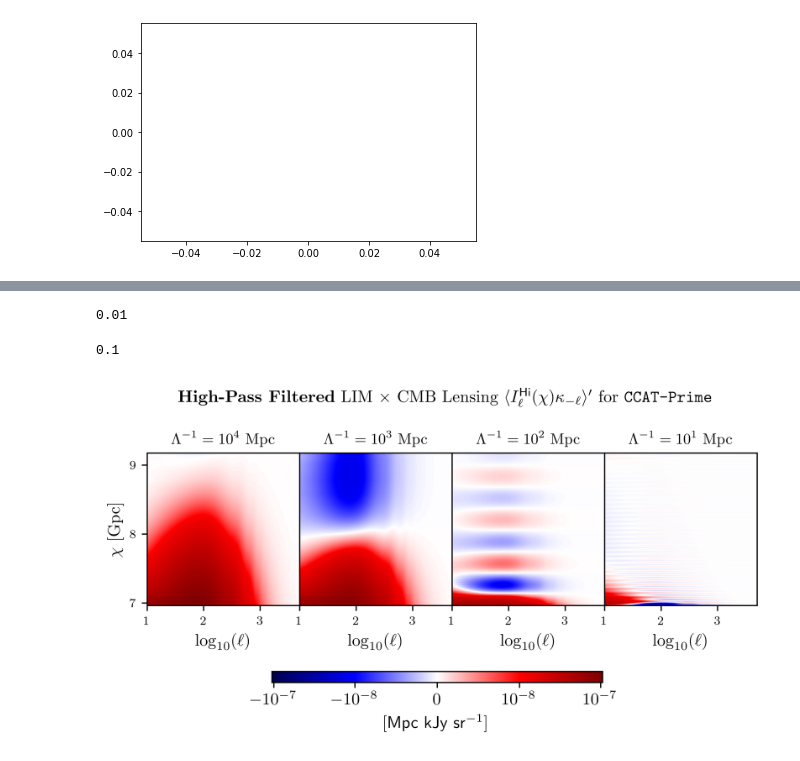
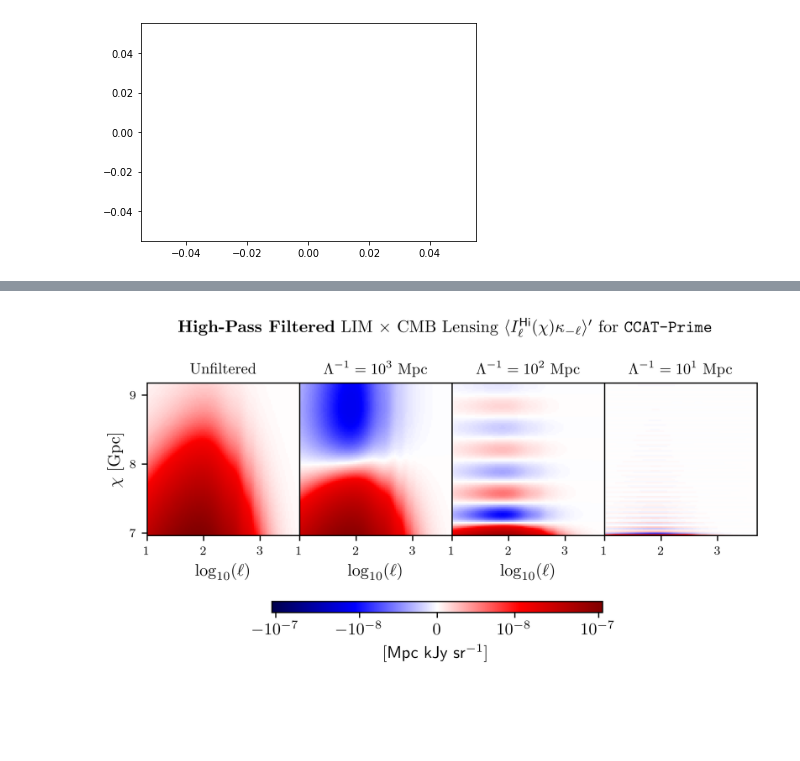
Before and after one commit to DelonShen/LIMxCMBL, a Jupyter notebook: 002.012.2025-02-19.CCAT-prime-viz-specific.ipynb, the cells around one changed output, grey strips where cells are left out. Drawn from its saved outputs; the diff is of its cells as text; code cells hidden in the pictures; blank space fills up the shorter version.

```diff
--- a/002.012.2025-02-19.CCAT-prime-viz-specific.ipynb
+++ b/002.012.2025-02-19.CCAT-prime-viz-specific.ipynb
@@ -18,4 +21,16 @@ log2=14
 # %%
-Ik_fname = '/scratch/users/delon/LIMxCMBL/IHiKappa/Ik_zmin_%.5f_zmax_%.5f_chi_sample_%d.npy'%(zmin, zmax, log2)
-I_kappa = np.load(Ik_fname)
+I_kappa_fname = '/scratch/users/delon/LIMxCMBL/IHiKappa/Ik_'
+I_kappa_fname +='zmin_%.5f_zmax_%.5f_quad_next_%d.npy'%(zmin,
+                                                        zmax,
+                                                        1000)
+
+I_kappa_unbinned = np.load(I_kappa_fname)
+
+I_kappa = np.zeros((len(ells), n_bins))
+external_chis = np.linspace(chimin*(1+1e-8), chimax*(1 - 1e-8), 1000)
+for i, (l1, r1) in enumerate(zip(chi_bin_edges, chi_bin_edges[1:])):
+            idx1 = np.where((external_chis > l1) & (external_chis <= r1))[0]
+            I_kappa[:,i] = (np.sum(I_kappa_unbinned[:,idx1[0]:idx1[-1]+1,],
+                                 axis=(1)) / len(idx1))
+
 vb = np.max(np.abs(I_kappa))
@@ -43,16 +48,8 @@ Lambdas[12]
-# %%
-Lambdas[18]
-# %% [output]
-0.01
-# %%
-Lambdas[24]
-# %% [output]
-0.1
 # %%
 log_ymin = np.log10(ells[0])
 log_ymax = np.log10(ells[-1])
 # %%
-plot_Lambdas = np.arange(25)[6::6]
+plot_Lambdas = np.arange(25)[12::6]
 # %%
 from matplotlib import colors
 lin_factor = 1e1
@@ -68,12 +65,22 @@ norm = colors.SymLogNorm(linthresh=linthresh,
 #                         sharey=True, facecolor = 'w', dpi = 300)
 
 
-fig, axs = plt.subplots(nrows=1, ncols=len(plot_Lambdas),figsize = (6, 2), facecolor = 'w', dpi = 1000)
+fig, axs = plt.subplots(nrows=1, ncols=1+len(plot_Lambdas),figsize = (6, 2), facecolor = 'w', dpi = 1000)
 
 plt.tight_layout(pad = 0.0)
 plt.subplots_adjust(wspace =0)
 
 axs = axs.flatten()
+
+
+im = axs[0].imshow(I_kappa.T,
+               origin='lower',
+              cmap = 'seismic',
+                   norm = norm,
+              aspect = (log_ymin - log_ymax)/(chimin-chimax) * 1000,
+              extent=[log_ymin, log_ymax, chimin/1000, chimax/1000, ])
+
+axs[0].set_title(r'Unfiltered',fontsize=10)
 
 def plot(ax, data, vminmax, Lambda):
     im = ax.imshow(data.T,
@@ -86,15 +93,25 @@ def plot(ax, data, vminmax, Lambda):
     ax.set_title(r'$$\Lambda^{-1} = 10^{%d}\ {\rm Mpc}$$'%(-np.log10(Lambda)),fontsize=10)
     return im
 
+
+ax_idx = 1
 for Lambda_idx in plot_Lambdas:
     Lambda = Lambdas[Lambda_idx]
 
-    ILo_kappa_fname = '/scratch/users/delon/LIMxCMBL/IHiKappa/ILok_zmin_%.5f_zmax_%.5f_Lambda_%.5f_chi_sample_%d.npy'%(zmin, zmax, Lambda, log2)
-    ILo_kappa = np.load(ILo_kappa_fname)
+    ILo_kappa = np.zeros((100, n_bins))
+
+    for curr_bin in range(n_bins):
+        oup_fname = '/scratch/users/delon/LIMxCMBL/IHiKappa/ILok_'
+        oup_fname+= 'zmin_%.5f_zmax_%.5f_idx_%d_dblquad_n_bins_%d_curr_%d.npy'%(zmin, zmax,
+                                                                                Lambda_idx, n_bins,
+                                                                                curr_bin)
+        ILo_kappa[:,curr_bin] = np.load(oup_fname)
+
     IHi_kappa = I_kappa - ILo_kappa
 
 
-    im = plot(axs[Lambda_idx//6 - 1], IHi_kappa.astype(np.float64), vb, Lambda=Lambda)
+    im = plot(axs[ax_idx], IHi_kappa.astype(np.float64), vb, Lambda=Lambda)
+    ax_idx+=1
 
 # _y = .125
 cbar_ax = fig.add_axes([.25, -0.15, 0.5, 0.05])  # [left, bottom, width, height]
@@ -105,31 +122,31 @@ cbar = fig.colorbar(im, cax=cbar_ax,
                    label=r'[\textsf{Mpc kJy sr}${}^{-1}$]')
 
 
 plt_left = plt.rcParams['figure.subplot.left']
 plt_right = plt.rcParams['figure.subplot.right']
 plt_cntr = (plt_left + plt_right) / 2
 
 axs[0].set_ylabel(r'$\chi$ [{\rm Gpc}]')
 # axs[2].set_xlabel(r'$\log_{10}(\ell)$')
 # fig.text(plt_cntr, 0.05, r'$\log_{10}(\ell)$',
 #          ha='center',
 #          va='top',
 #         fontsize=11)
 for i in range(len(plot_Lambdas)):
     axs[i].set_xlabel(r'$\log_{10}(\ell)$')
 
 axs[0].tick_params(axis='y', labelsize=8)
 axs[0].set_yticks([7,8,9])
 for i in range(len(axs)):
     axs[i].tick_params(axis='x', labelsize=8)
     if(i > 0):
         axs[i].set_yticks([])
 
 fig.text(plt_cntr, 1.1, r"\textbf{High-Pass Filtered} LIM $\times$ CMB Lensing $\langle I_{ \ell}^{\sf Hi}(\chi) \kappa_{- \ell}\rangle'$ for \texttt{CCAT-Prime}",
          ha='center',
          va='bottom',
         fontsize=11)
 
 plt.savefig('figures/002.012.CCAT-prime-viz.pdf', bbox_inches='tight')
 # %% [output]
-[figure, old version]
+[figure, new version]
```
Also changed, not shown: parts of 6 cells of this notebook, 16 other files.
